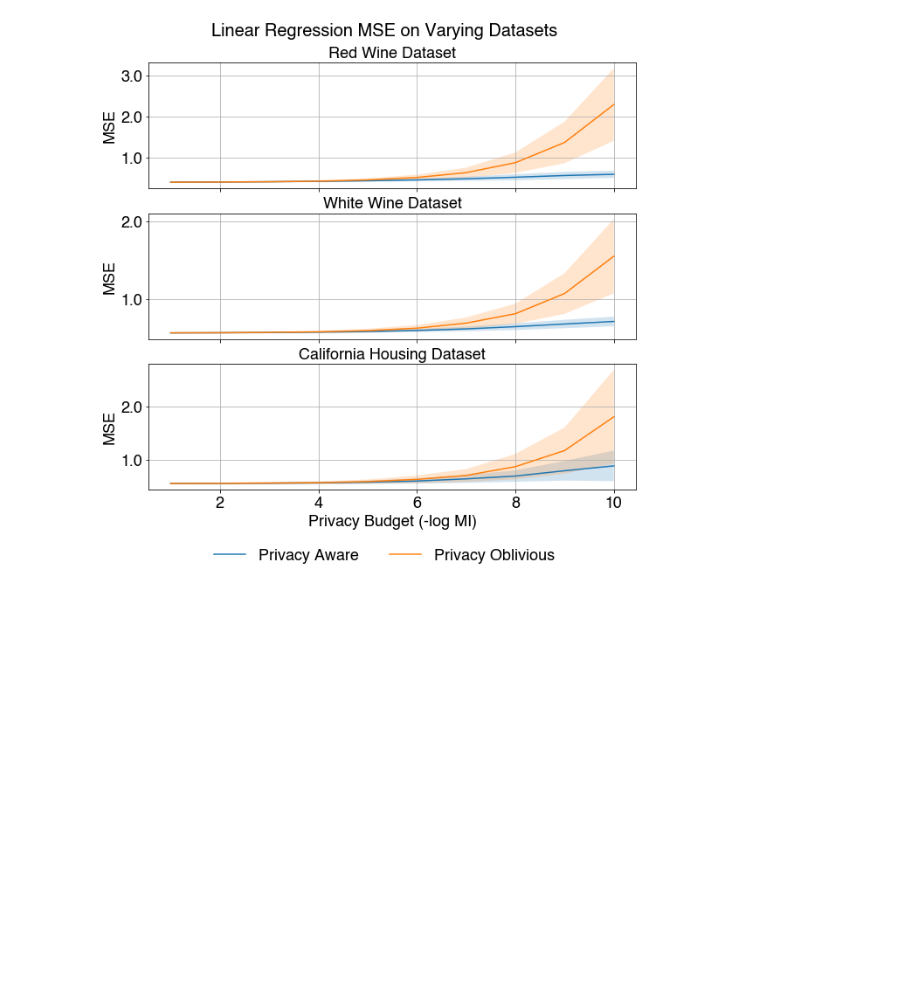
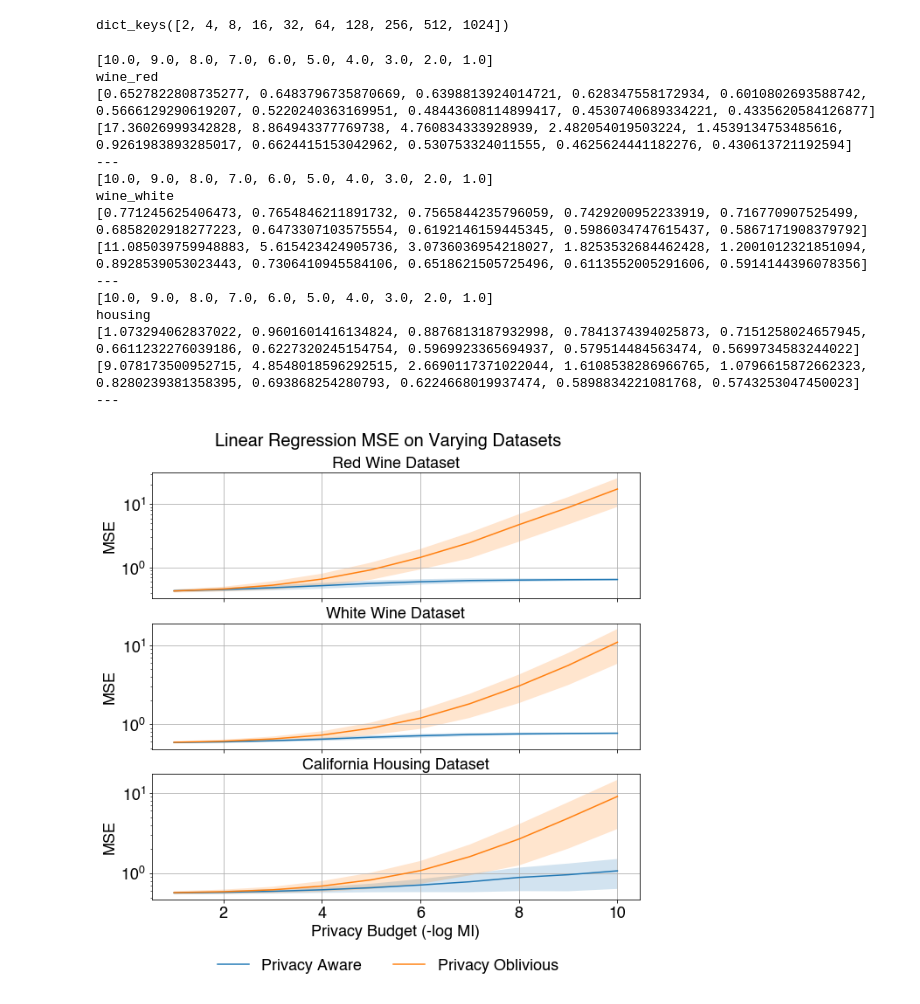
Before and after one commit to mayuri95/designing_for_privacy, a Jupyter notebook: ridge_regression_mses.ipynb, the cells around one changed output. Saved outputs shown, nothing was run; the diff lists cells and outputs as text; code cells hidden in the pictures; blank space fills up the shorter version.

Commit message:
add rr results, figs, notebooks

```diff
--- a/ridge_regression_mses.ipynb
+++ b/ridge_regression_mses.ipynb
@@ -19,4 +19,4 @@ mi_range = [2**(x) for x in range(-10, 0)]
 labels = [-np.log2(x) for x in mi_range]
 # print(labels)
 
-c_range = [1/(2*mi) for mi in mi_range]
+inv_mi_range = [1/mi for mi in mi_range]
@@ -28,5 +22,0 @@ c_range
-# %%
-for C in c_range:
-    d = pickle.load(open(f"results/wine_white_('exact', 0.0)_mses.pkl", 'rb'))[C]
-    print(len(d[0]))
-    print(C, np.mean(d[0]), np.mean(d[1]))
@@ -54,18 +23,30 @@ for C in c_range:
+# %%
+d = pickle.load(open(f"results/wine_white_lam=('exact', 0.0)_snr=opt_mses.pkl", 'rb'))
+# %%
+d.keys()
+# %% [output]
+dict_keys([2, 4, 8, 16, 32, 64, 128, 256, 512, 1024])
 # %%
 names = ['Red Wine', 'White Wine', 'California Housing']
 baselines = [0.5690247717229252, 0.3900251439639549, 0.5558915986952447]
 global_handles, global_labels = [], []
 fig, axes = plt.subplots(3, 1, figsize=(10,9), sharex=True)
 
+# dp_lists = {0: ,
+#            1: ,
+#            2: }
 for data_ind, data in enumerate(['wine_red', 'wine_white', 'housing']):
 
     ax = axes[data_ind]
     mi_range = [2**(x) for x in range(-10, 0)]
+    inv_mi_range = [1/mi for mi in mi_range]
 
     labels = [-np.log2(x) for x in mi_range]
+#     labels = inv_mi_range
+    print(labels)
 
-    c_range = [1/(2*mi) for mi in mi_range]
-    mses = pickle.load(open(f"results/{data.lower()}_('exact', 0.0)_mses.pkl", 'rb'))
+
+    mses = pickle.load(open(f"results/{data.lower()}_lam=('exact', 0.0)_snr=opt_mses.pkl", 'rb'))
 
     xs = []
     priv_aware = []
@@ -73,20 +54,24 @@ for data_ind, data in enumerate(['wine_red', 'wine_white', 'housing']):
     priv_aware_bands = []
     priv_obl_bands = []
 
-    for i, c in enumerate(c_range):
+    for i, inv_mi in enumerate(inv_mi_range):
         xs.append(labels[i])
 
-        aware_std = np.std(mses[c][1], ddof=1)
-        aware_mean = np.average(mses[c][1])
+        aware_std = np.std(mses[inv_mi][1], ddof=1)
+        aware_mean = np.average(mses[inv_mi][1])
 
-        obl_std = np.std(mses[c][0], ddof=1)
-        obl_mean = np.average(mses[c][0])
+        obl_std = np.std(mses[inv_mi][0], ddof=1)
+        obl_mean = np.average(mses[inv_mi][0])
 
         priv_aware.append(aware_mean)
         priv_obl.append(obl_mean)
         priv_aware_bands.append((aware_mean-aware_std, aware_mean+aware_std))
         priv_obl_bands.append((obl_mean-obl_std, obl_mean+obl_std))
-
+    print(data)
+    print(priv_aware)
+    print(priv_obl)
+    dp_list = []
+    print('---')
     aware_lower = [k[0] for k in priv_aware_bands]
     aware_upper = [k[1] for k in priv_aware_bands]
     obl_lower = [k[0] for k in priv_obl_bands]
@@ -104,33 +89,49 @@ for data_ind, data in enumerate(['wine_red', 'wine_white', 'housing']):
         for line in [line1, line2]:
             global_handles.append(line[0])
             global_labels.append(line[0].get_label())
     ax.grid(True)
     ax.yaxis.set_major_formatter(plt.FuncFormatter(lambda val, pos: f"{val:.1f}"))
+    ax.set_yscale('log')  # Set y-axis to logarithmic scale
 
     ax.tick_params(axis='both', labelsize=18)
     ax.set_title(f"{names[data_ind]} Dataset", fontsize=18, fontweight='normal')
     ax.set_ylabel("MSE", fontsize=18)
 
 ax.set_xlabel("Privacy Budget (-log MI)", fontsize=18)
 
 # fig.subplots_adjust(bottom=0.18)
 
 leg=fig.legend(
     handles=global_handles,
     labels=global_labels,
     ncol = 4,
     bbox_to_anchor=(0.5, -0.03),
     loc='lower center',
     fontsize=18,
     frameon=False
 )
 title = fig.suptitle("Linear Regression MSE on Varying Datasets", fontsize=20, fontweight="bold", y=0.95)
 fig.canvas.draw()
 fig.savefig("figs/regression_exact_lams.pdf", bbox_inches="tight", bbox_extra_artists=(leg, title), pad_inches=0.04)
 
 # fig.tight_layout(rect=[0, 0, 1, 0.96])
-# plt.show()
+# # plt.show()
 
-# plt.savefig('figs/regression_exact_lams.svg')
+# plt.savefig('figs/regression_exact_lams.pdf')
 # %% [output]
+[10.0, 9.0, 8.0, 7.0, 6.0, 5.0, 4.0, 3.0, 2.0, 1.0]
+wine_red
+[0.6527822808735277, 0.6483796735870669, 0.6398813924014721, 0.628347558172934, 0.6010802693588742, 0.5666129290619207, 0.5220240363169951, 0.48443608114899417, 0.4530740689334221, 0.4335620584126877]
+[17.36026999342828, 8.864943377769738, 4.760834333928939, 2.482054019503224, 1.4539134753485616, 0.9261983893285017, 0.6624415153042962, 0.530753324011555, 0.4625624441182276, 0.430613721192594]
+---
+[10.0, 9.0, 8.0, 7.0, 6.0, 5.0, 4.0, 3.0, 2.0, 1.0]
+wine_white
+[0.771245625406473, 0.7654846211891732, 0.7565844235796059, 0.7429200952233919, 0.716770907525499, 0.6858202918277223, 0.6473307103575554, 0.6192146159445345, 0.5986034747615437, 0.5867171908379792]
+[11.085039759948883, 5.615423424905736, 3.0736036954218027, 1.8253532684462428, 1.2001012321851094, 0.8928539053023443, 0.7306410945584106, 0.6518621505725496, 0.6113552005291606, 0.5914144396078356]
+---
+[10.0, 9.0, 8.0, 7.0, 6.0, 5.0, 4.0, 3.0, 2.0, 1.0]
+housing
+[1.073294062837022, 0.9601601416134824, 0.8876813187932998, 0.7841374394025873, 0.7151258024657945, 0.6611232276039186, 0.6227320245154754, 0.5969923365694937, 0.579514484563474, 0.5699734583244022]
+[9.078173500952715, 4.8548018596292515, 2.6690117371022044, 1.6108538286966765, 1.0796615872662323, 0.8280239381358395, 0.693868254280793, 0.6224668019937474, 0.5898834221081768, 0.5743253047450023]
+---
-[figure, old version]
+[figure, new version]
```
Also changed, not shown: parts of 14 cells of this notebook, 33 other files.
